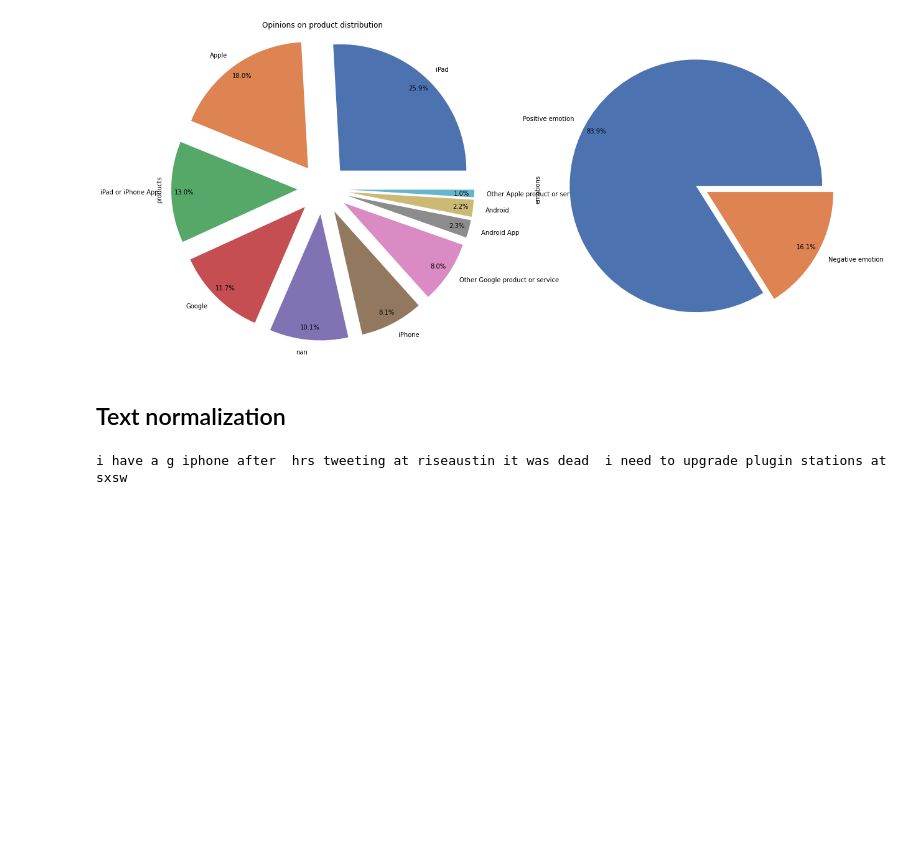
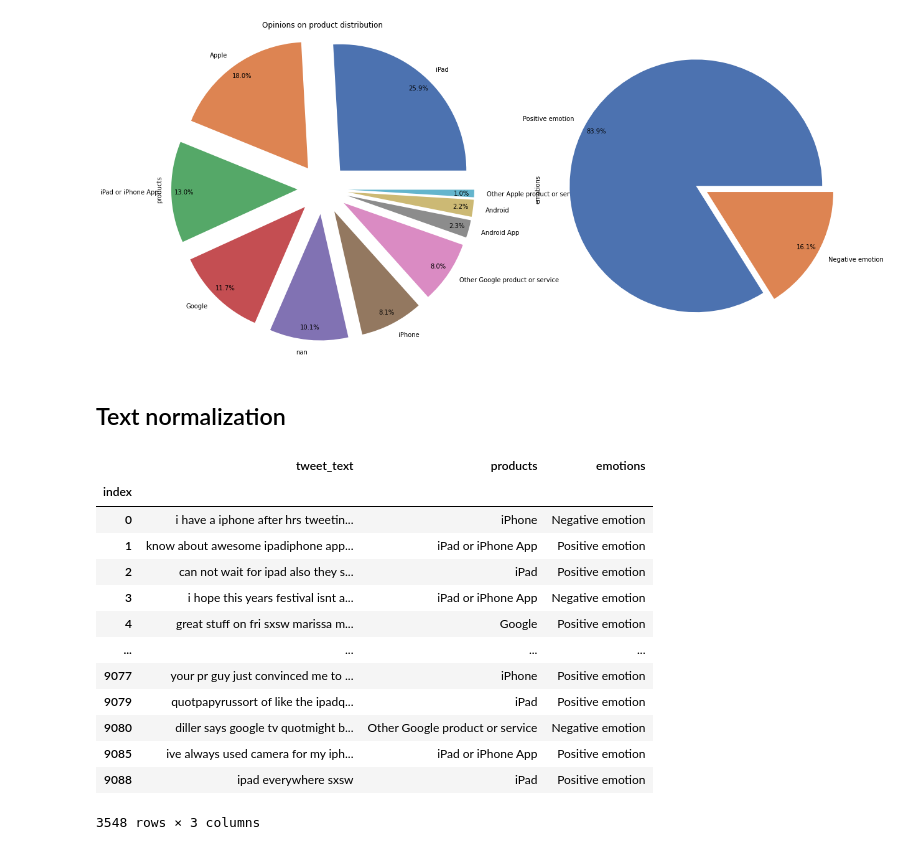
Before and after one commit to bjpietrzak/MachineLearningPractice, a Jupyter notebook: projekt.ipynb, the cells around one changed output. Cells and saved outputs as stored; diff of their text form; code cells hidden in the pictures; blank space fills up the shorter version.

```diff
--- a/projekt.ipynb
+++ b/projekt.ipynb
@@ -95,7 +105,7 @@ df.tweet_text = df.tweet_text.apply(lambda x: x.lower())
 def cleanseText(textColumn):
     textColumn = textColumn.apply(lambda x: re.sub("@\w+","",x))
     textColumn = textColumn.apply(lambda x: x.lower())
-    textColumn = textColumn.apply(lambda x: re.sub(r'\d+','',x))
+    textColumn = textColumn.apply(lambda x: re.sub(r'\w*\d+\w*','',x))
     textColumn = textColumn.apply(lambda x: re.sub(r'{link}','',x))
     textColumn = textColumn.apply(lambda x: x.translate(str.maketrans('', '', string.punctuation)))
     textColumn = textColumn.apply(lambda x: x.strip())
@@ -114,7 +124,20 @@ def Tokenization(textColumn):
 # %%
 df.tweet_text = cleanseText(df.tweet_text)
 # df.tweet_text = Tokenization(df.tweet_text)
-# %%
-print(df.tweet_text[0])
-# %% [output]
-i have a g iphone after  hrs tweeting at riseaustin it was dead  i need to upgrade plugin stations at sxsw
+# %%
+df
+# %% [output]
+|  | tweet_text | products | emotions |
+| index |  |  |  |
+| 0 | i have a iphone after hrs tweetin... | iPhone | Negative emotion |
+| 1 | know about awesome ipadiphone app... | iPad or iPhone App | Positive emotion |
+| 2 | can not wait for ipad also they s... | iPad | Positive emotion |
+| 3 | i hope this years festival isnt a... | iPad or iPhone App | Negative emotion |
+| 4 | great stuff on fri sxsw marissa m... | Google | Positive emotion |
+| ... | ... | ... | ... |
+| 9077 | your pr guy just convinced me to ... | iPhone | Positive emotion |
+| 9079 | quotpapyrussort of like the ipadq... | iPad | Positive emotion |
+| 9080 | diller says google tv quotmight b... | Other Google product or service | Negative emotion |
+| 9085 | ive always used camera for my iph... | iPad or iPhone App | Positive emotion |
+| 9088 | ipad everywhere sxsw | iPad | Positive emotion |
+3548 rows × 3 columns
```
Also changed, not shown: parts of 1 cell of this notebook.
